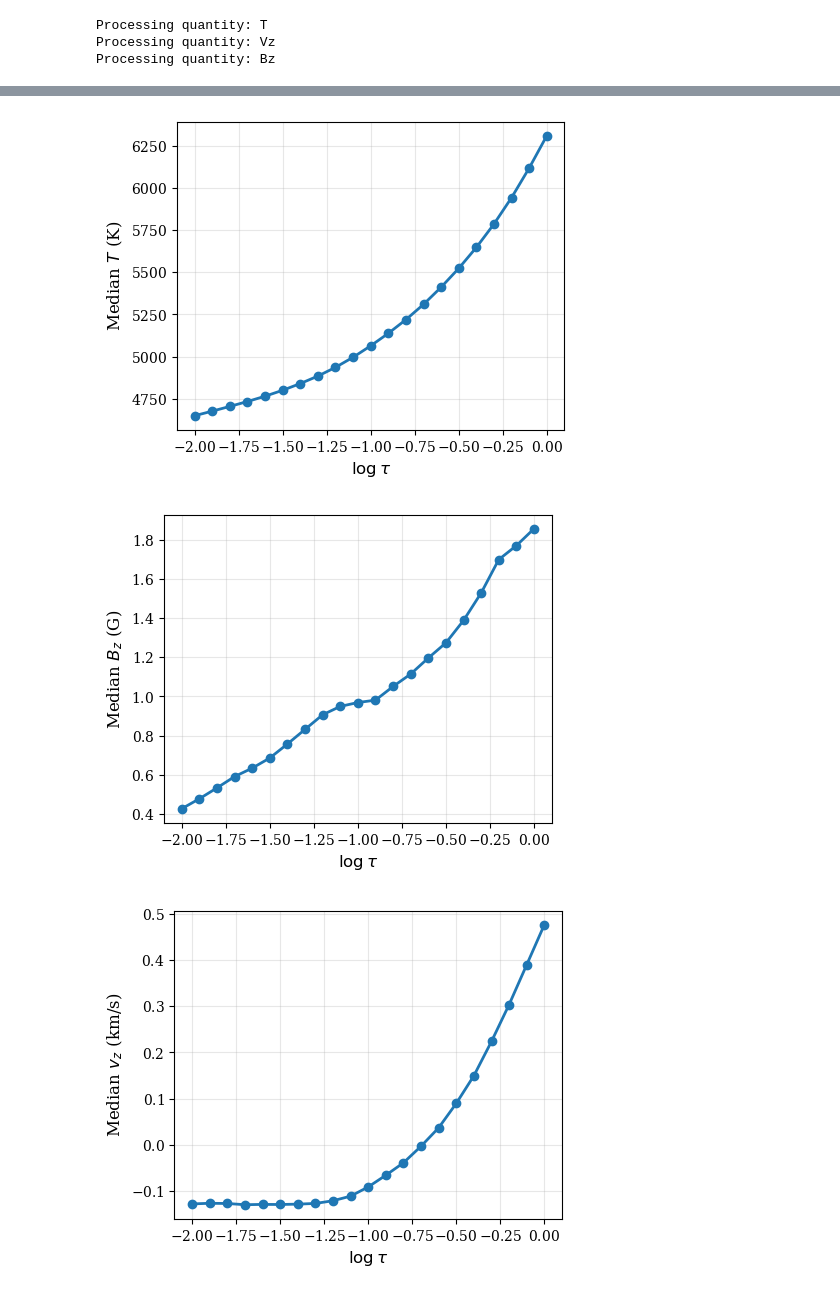
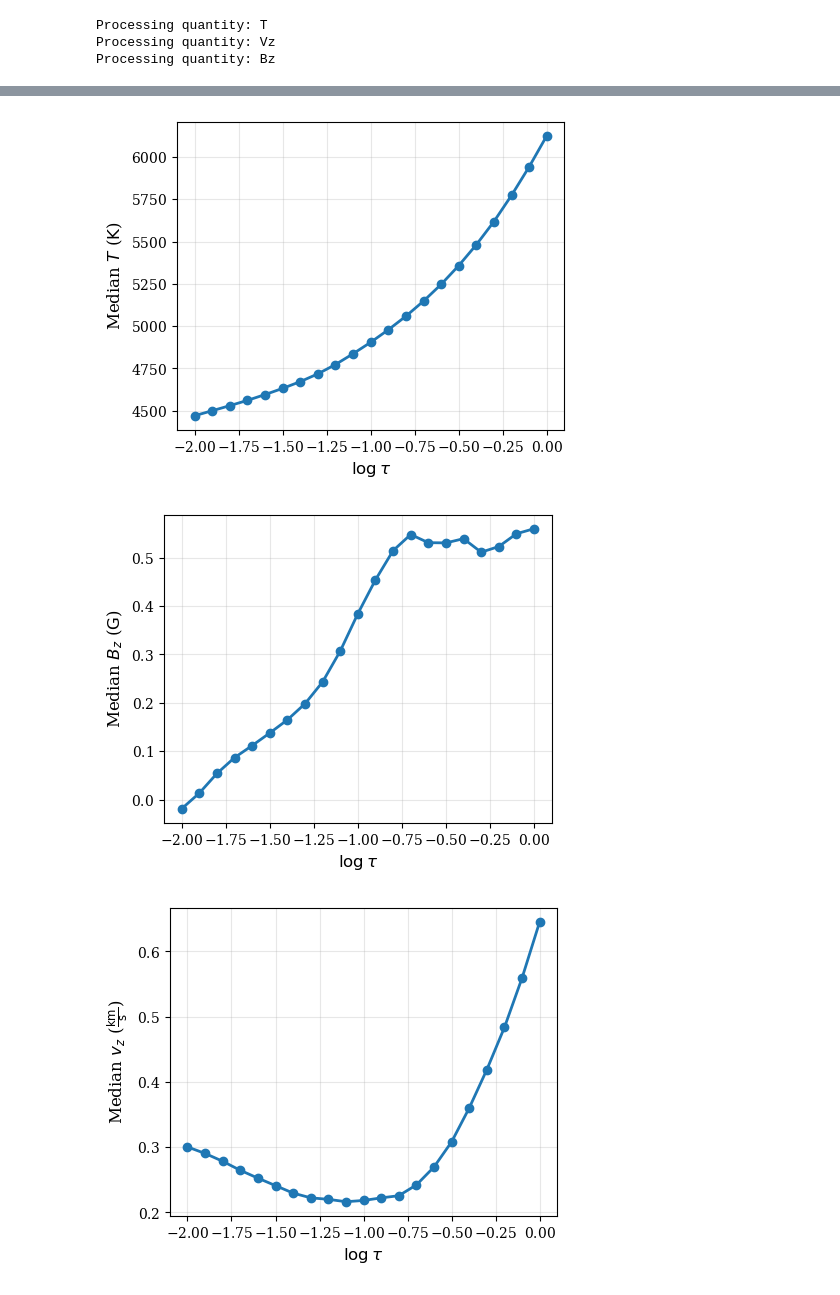
Before and after one commit to juagudeloo/Tesis_maestria_OAN, a Jupyter notebook: notebooks/1-muram_mhd_data.ipynb, the cells around one changed output, grey strips where cells are left out. Drawn from its saved outputs; the diff is of its cells as text; code cells hidden in the pictures.

```diff
--- a/notebooks/1-muram_mhd_data.ipynb
+++ b/notebooks/1-muram_mhd_data.ipynb
@@ -411,8 +413,8 @@ def report_mask_positions(mask, arr, label):
     print(f"{label} out-of-bounds occurs at z-indices (height indices): {unique_z.tolist()}")
     print(f"Counts per z-index: {dict(zip(unique_z.tolist(), counts.tolist()))}\n")
 
-T_log = np.log10(sample_muram_data["T"])
-P_log = np.log10(sample_muram_data["P"])
+T_log = np.log10(sample_muram_data["T"].value)
+P_log = np.log10(sample_muram_data["P"].value)
 
 # T below / above
 mask_T_below = T_log < Tk.min()
@@ -453,6 +455,6 @@ for var in ("T", "P"):
         print(f"    min={min(above):.6g}, max={max(above):.6g}, sample={above[:10]}")
 
 # --- new: print the z-indices (heights) where out-of-bounds happen ---
-orig_T_log = np.log10(sample_muram_data["T"])
-orig_P_log = np.log10(sample_muram_data["P"])
+orig_T_log = np.log10(sample_muram_data["T"].value)
+orig_P_log = np.log10(sample_muram_data["P"].value)
 # %% [output]
@@ -480,9 +482,10 @@ kappa_interp = RegularGridInterpolator((Pk,Tk), K, method="linear")
 # %% [markdown]
 Now, let's apply the interpolation and create an array for the $\kappa\log(\rho)$ distribution.
 # %%
-kappa_rho = np.zeros_like(sample_muram_data["T"])
-kappa_rho = kappa_interp(PT_log)
-kappa_rho = kappa_rho.reshape(sample_muram_data["T"].shape)
-kappa_rho = np.multiply(kappa_rho, sample_muram_data["rho"])
+kappa_rho_interp = kappa_interp(PT_log)
+kappa_rho_interp = kappa_rho_interp.reshape(sample_muram_data["T"].shape)*(u.cm**2/u.g)
+# κ*ρ: (cm²/g) * (g/cm³) = cm⁻¹ (dimensionless for optical depth integration)
+# Extract numeric value for numerical integration
+kappa_rho = (kappa_rho_interp * sample_muram_data["rho"]).to(u.cm**-1).value
 # %% [markdown]
 Finally, let's integrate for each pixel under the parallel-plane atmosphere assumption
@@ -523,7 +572,7 @@ def compute_logtau(kappa_rho, dz=1e6, baseline=1e-5, save_path=None, save_name=N
 
     return logtau
 # %%
-muram_logtau = compute_logtau(kappa_rho, dz=1e6, baseline=1e-5)
+muram_logtau = compute_logtau(kappa_rho, dz=10*u.km)
 # %%
 def plot_slices_with_tau_contour(data, logtau, height_levels=None, pixel_size_km = 25,
                                      x_idx=100, quantities=None, default_cmap="viridis",
@@ -729,13 +779,13 @@ for q in quantities_to_od:
             # Create and apply interpolation function directly
             mapper = interp1d(
                 x=muram_logtau[ix, iy, :],
-                y=geom_atm[ix, iy, :],
+                y=geom_atm.value[ix, iy, :],
                 kind="linear",
                 bounds_error=False,
                 fill_value="extrapolate"
             )
             new_muram_quantity[ix, iy, :] = mapper(new_logtau)
-    od_muram_data[q] = new_muram_quantity
+    od_muram_data[q] = new_muram_quantity*u.Unit(geom_atm.unit)
 # %% [output]
 Processing quantity: T
 Processing quantity: Vz
@@ -778,33 +828,34 @@ np.abs(od_muram_data["T"][max_pos])
 # %%
 def plot_medians_vs_logtau(od_muram_data, new_logtau, quantity):
     """
     Plot median values of each quantity in od_muram_data vs new_logtau levels.
     """
     latex_map = {
-    "T": r"$T$ (K)",
-    "P": r"$P$ (dyne/cm$^2$)",
-    "rho": r"$\rho$ (g/cm$^3$)",
-    "Bx": r"$B_x$ (G)",
-    "By": r"$B_y$ (G)",
-    "Bz": r"$B_z$ (G)",
-    "Vx": r"$v_x$ (km/s)",
-    "Vy": r"$v_y$ (km/s)",
-    "Vz": r"$v_z$ (km/s)"
+    "T": r"$T$",
+    "P": r"$P$",
+    "rho": r"$\\rho$",
+    "Bx": r"$B_x$",
+    "By": r"$B_y$",
+    "Bz": r"$B_z$",
+    "Vx": r"$v_x$",
+    "Vy": r"$v_y$",
+    "Vz": r"$v_z$"
     }
+
 
     median_values = np.median(od_muram_data[quantity], axis=(0, 1))
     fig, ax = plt.subplots(figsize=(5, 4))
     ax.plot(new_logtau, median_values, marker='o', linewidth=2, markersize=6)
     ax.set_xlabel(r'$\log \tau$')
-    ax.set_ylabel(f'Median {latex_map[quantity]}')
+    ax.set_ylabel(f'Median {latex_map[quantity]} ({median_values.unit.to_string("latex")})')
     ax.grid(True, alpha=0.3)
 
 # Calculate median for each quantity and each height level (axis 2)
 
 
 for quantity in ['T', 'Bz', 'Vz']:
     plot_medians_vs_logtau(od_muram_data, new_logtau, quantity)
 # %% [output]
-[figure, old version]
+[figure, new version]
-[figure, old version]
+[figure, new version]
-[figure, old version]
+[figure, new version]
```
Also changed, not shown: parts of 15 cells of this notebook, 5 other files.
